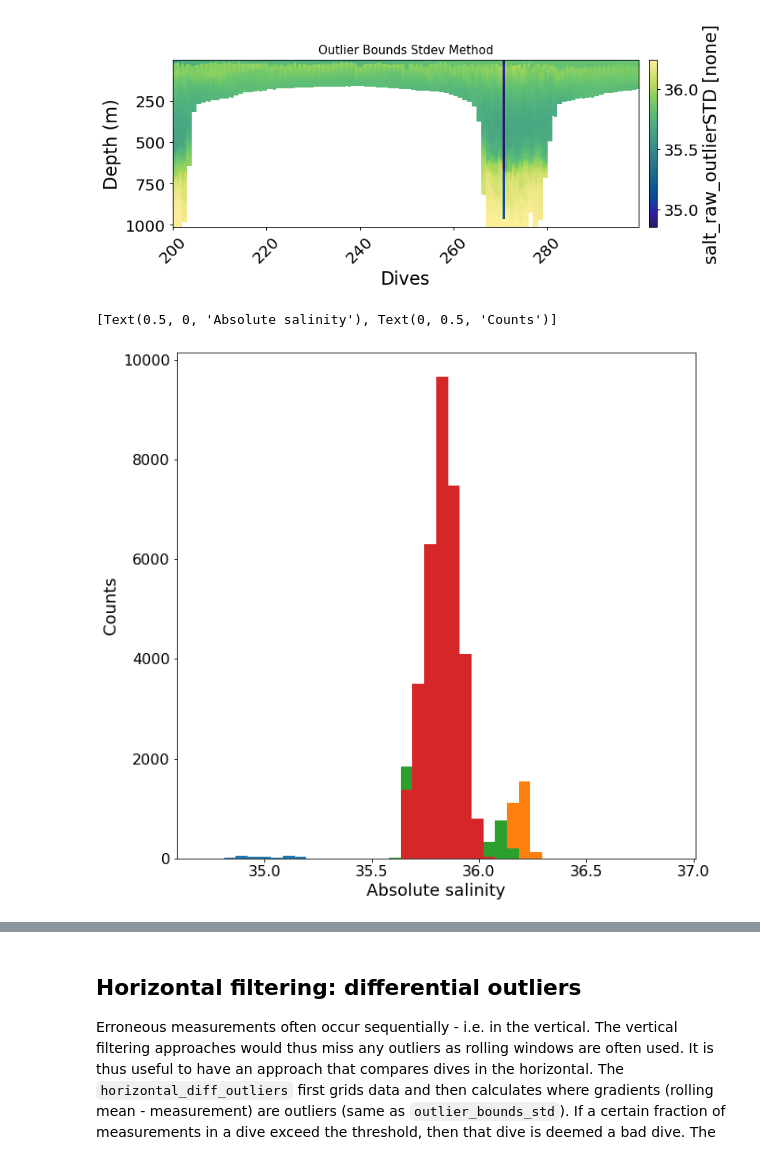
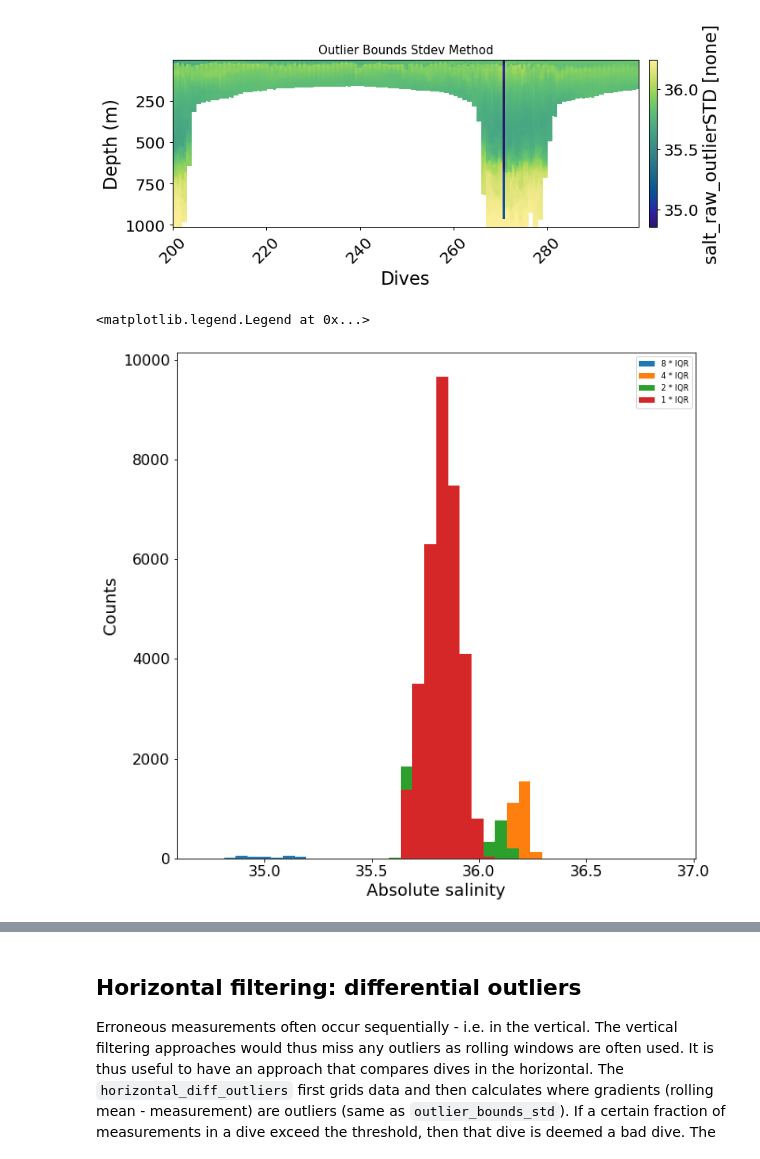
Before and after one commit to callumrollo/GliderTools, a Jupyter notebook: notebooks/Demo_GT-Vigo.ipynb, the cells around one changed output, grey strips where cells are left out. Drawn from its saved outputs; the diff is of its cells as text; code cells hidden in the pictures.

```diff
--- a/notebooks/Demo_GT-Vigo.ipynb
+++ b/notebooks/Demo_GT-Vigo.ipynb
@@ -235,14 +237,15 @@ salt_iqr_8 = gt.cleaning.outlier_bounds_iqr(salt, multiplier=8)
 # %%
 fig, ax = plt.subplots(1,1, figsize=(10,10))
 kwargs = {"log":False, "range":(34.7,  36.9)}
-ax.hist(salt_iqr_8,40, **kwargs);
-ax.hist(salt_iqr_4,40, **kwargs);
-ax.hist(salt_iqr_2,40, **kwargs);
-ax.hist(salt_iqr_1,40, **kwargs);
+ax.hist(salt_iqr_8,40, **kwargs,label='8 * IQR');
+ax.hist(salt_iqr_4,40, **kwargs,label='4 * IQR');
+ax.hist(salt_iqr_2,40, **kwargs,label='2 * IQR');
+ax.hist(salt_iqr_1,40, **kwargs,label='1 * IQR');
 ax.set(xlabel='Absolute salinity', ylabel='Counts')
+ax.legend()
 # %% [output]
-[Text(0.5, 0, 'Absolute salinity'), Text(0, 0.5, 'Counts')]
+<matplotlib.legend.Legend at 0x...>
-[figure, old version]
+[figure, new version]
 # %%
 print(salt_std)
 print('\n\nExample of processing stored as attribute under history\n' + '-'*41)
```
Also changed, not shown: parts of 19 cells of this notebook, 4 other files.
